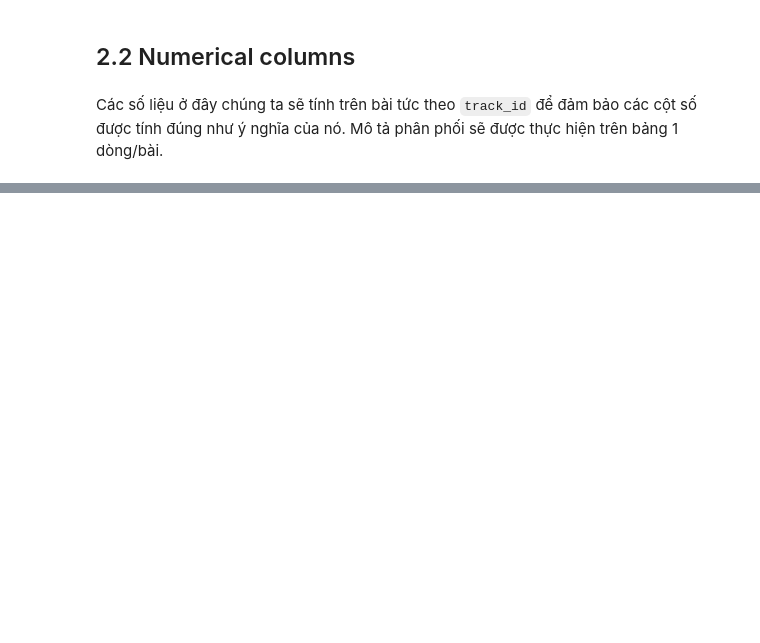
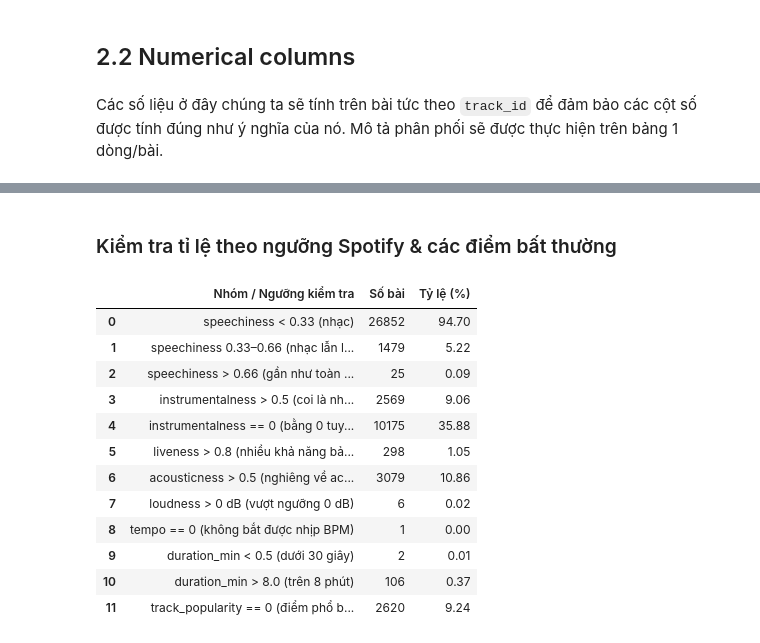
Before and after one commit to tthanh1223/30k_Songs_Analysis, a Jupyter notebook: notebooks/01a_collection_overview_numeric.ipynb, the cells around one changed output, grey strips where cells are left out. Drawn from its saved outputs; the diff is of its cells as text; code cells hidden in the pictures; blank space fills up the shorter version.

Commit message:
01a: numeric columns - Spotify thresholds, outliers, conclusions

```diff
--- a/notebooks/01a_collection_overview_numeric.ipynb
+++ b/notebooks/01a_collection_overview_numeric.ipynb
@@ -257,6 +259,3 @@ print("1 playlist_subgenre thuộc tối đa bao nhiêu playlist_genre:", df.gro
 ## 2.2 Numerical columns
 # %% [markdown]
 Các số liệu ở đây chúng ta sẽ tính trên bài tức theo `track_id` để đảm bảo các cột số được tính đúng như ý nghĩa của nó. Mô tả phân phối sẽ được thực hiện trên bảng 1 dòng/bài.
-# %%
-df = df.drop_duplicates('track_id')
-df.shape
@@ -444,0 +262,3 @@ display(df.nlargest(5, 'speechiness')[['track_name', 'track_artist', 'playlist_g
+# %%
+tracks = df.drop_duplicates('track_id').copy()
+tracks.shape
@@ -444,0 +269,15 @@ display(df.nlargest(5, 'speechiness')[['track_name', 'track_artist', 'playlist_g
+# %%
+tracks['duration_min'] = tracks['duration_ms'] / 60000
+tracks['release_year'] = tracks['track_album_release_date'].str[:4].astype(int)
+
+num_cols = [
+    'track_popularity', 'danceability', 'energy', 'speechiness',
+    'acousticness', 'instrumentalness', 'liveness', 'valence',
+    'loudness', 'tempo', 'duration_min', 'release_year'
+]
+
+summary_num = tracks[num_cols].describe().T
+summary_num['IQR'] = summary_num['75%'] - summary_num['25%']
+summary_num['skew'] = tracks[num_cols].skew()
+
+summary_num
@@ -444,0 +340,38 @@ display(df.nlargest(5, 'speechiness')[['track_name', 'track_artist', 'playlist_g
+# %% [markdown]
+### Kiểm tra tỉ lệ theo ngưỡng Spotify & các điểm bất thường
+# %%
+total = len(tracks)
+threshold_rows = [
+    ("speechiness < 0.33 (nhạc)", (tracks['speechiness'] < 0.33).sum()),
+    ("speechiness 0.33–0.66 (nhạc lẫn lời nói / rap)", ((tracks['speechiness'] >= 0.33) & (tracks['speechiness'] <= 0.66)).sum()),
+    ("speechiness > 0.66 (gần như toàn lời nói)", (tracks['speechiness'] > 0.66).sum()),
+    ("instrumentalness > 0.5 (coi là nhạc không lời)", (tracks['instrumentalness'] > 0.5).sum()),
+    ("instrumentalness == 0 (bằng 0 tuyệt đối)", (tracks['instrumentalness'] == 0).sum()),
+    ("liveness > 0.8 (nhiều khả năng bản thu live)", (tracks['liveness'] > 0.8).sum()),
+    ("acousticness > 0.5 (nghiêng về acoustic)", (tracks['acousticness'] > 0.5).sum()),
+    ("loudness > 0 dB (vượt ngưỡng 0 dB)", (tracks['loudness'] > 0).sum()),
+    ("tempo == 0 (không bắt được nhịp BPM)", (tracks['tempo'] == 0).sum()),
+    ("duration_min < 0.5 (dưới 30 giây)", (tracks['duration_min'] < 0.5).sum()),
+    ("duration_min > 8.0 (trên 8 phút)", (tracks['duration_min'] > 8.0).sum()),
+    ("track_popularity == 0 (điểm phổ biến bằng 0)", (tracks['track_popularity'] == 0).sum()),
+]
+
+threshold_df = pd.DataFrame([
+    {"Nhóm / Ngưỡng kiểm tra": desc, "Số bài": cnt, "Tỷ lệ (%)": round(cnt / total * 100, 2)}
+    for desc, cnt in threshold_rows
+])
+display(threshold_df)
+# %% [output]
+|  | Nhóm / Ngưỡng kiểm tra | Số bài | Tỷ lệ (%) |
+| 0 | speechiness < 0.33 (nhạc) | 26852 | 94.70 |
+| 1 | speechiness 0.33–0.66 (nhạc lẫn l... | 1479 | 5.22 |
+| 2 | speechiness > 0.66 (gần như toàn ... | 25 | 0.09 |
+| 3 | instrumentalness > 0.5 (coi là nh... | 2569 | 9.06 |
+| 4 | instrumentalness == 0 (bằng 0 tuy... | 10175 | 35.88 |
+| 5 | liveness > 0.8 (nhiều khả năng bả... | 298 | 1.05 |
+| 6 | acousticness > 0.5 (nghiêng về ac... | 3079 | 10.86 |
+| 7 | loudness > 0 dB (vượt ngưỡng 0 dB) | 6 | 0.02 |
+| 8 | tempo == 0 (không bắt được nhịp BPM) | 1 | 0.00 |
+| 9 | duration_min < 0.5 (dưới 30 giây) | 2 | 0.01 |
+| 10 | duration_min > 8.0 (trên 8 phút) | 106 | 0.37 |
+| 11 | track_popularity == 0 (điểm phổ b... | 2620 | 9.24 |
```
Also changed, not shown: parts of 34 cells of this notebook.
